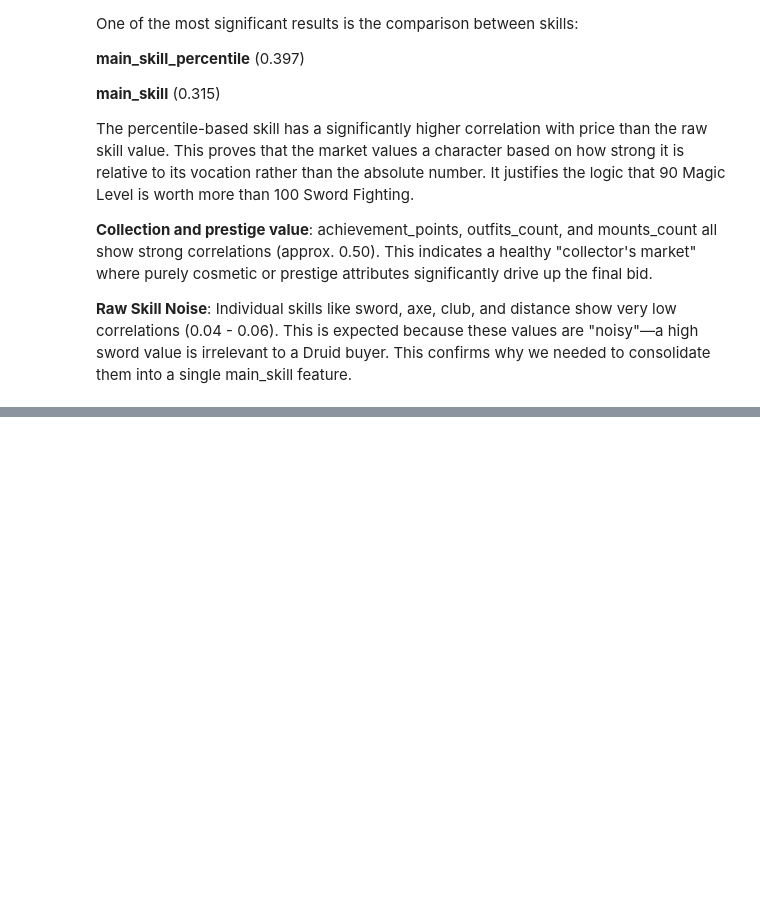
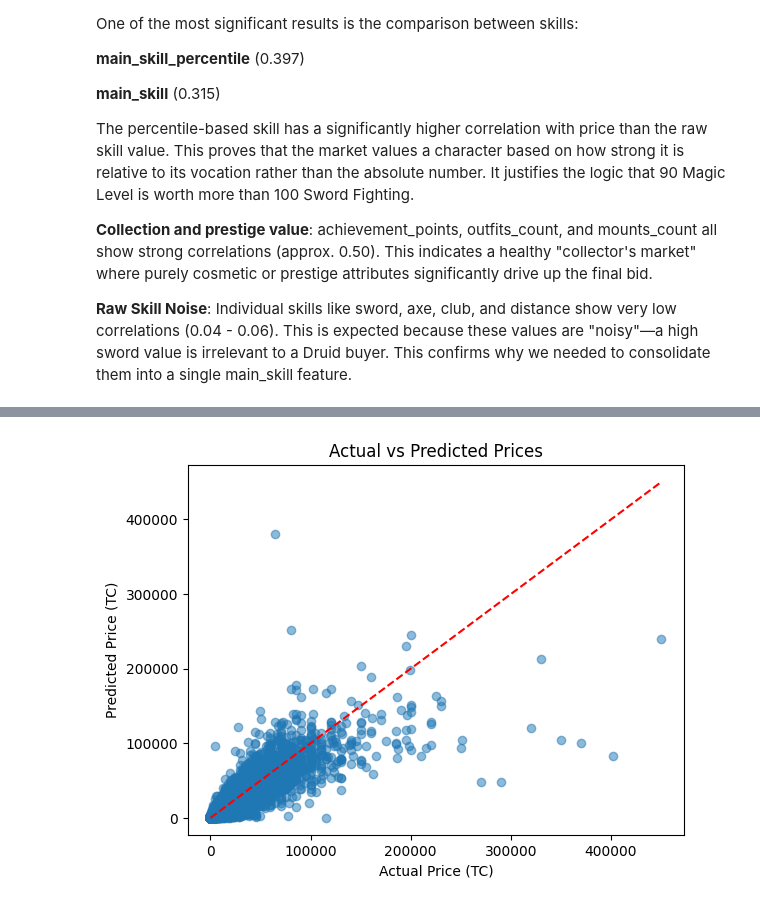
Before and after one commit to martynaottoni/tibia-auctions-analysis, a Jupyter notebook: notebooks/price_analysis_modeling.ipynb, the cells around one changed output, grey strips where cells are left out. Saved outputs shown, nothing was run; the diff lists cells and outputs as text; code cells hidden in the pictures; blank space fills up the shorter version.

```diff
--- a/notebooks/price_analysis_modeling.ipynb
+++ b/notebooks/price_analysis_modeling.ipynb
@@ -331,0 +422,17 @@ The percentile-based skill has a significantly higher correlation with price tha
+# %%
+# Create a comparison table for the test set
+results = pd.DataFrame({
+    'Actual_Price': y_test,
+    'Predicted_Price': y_pred
+})
+results['Difference'] = results['Predicted_Price'] - results['Actual_Price']
+
+# Plotting the results
+plt.scatter(y_test, y_pred, alpha=0.5)
+plt.plot([y_test.min(), y_test.max()], [y_test.min(), y_test.max()], 'r--') # Perfect prediction line
+plt.xlabel('Actual Price (TC)')
+plt.ylabel('Predicted Price (TC)')
+plt.title('Actual vs Predicted Prices')
+plt.show()
+# %% [output]
+[figure, added]
```
Also changed, not shown: parts of 2 cells of this notebook, 2 other files.
